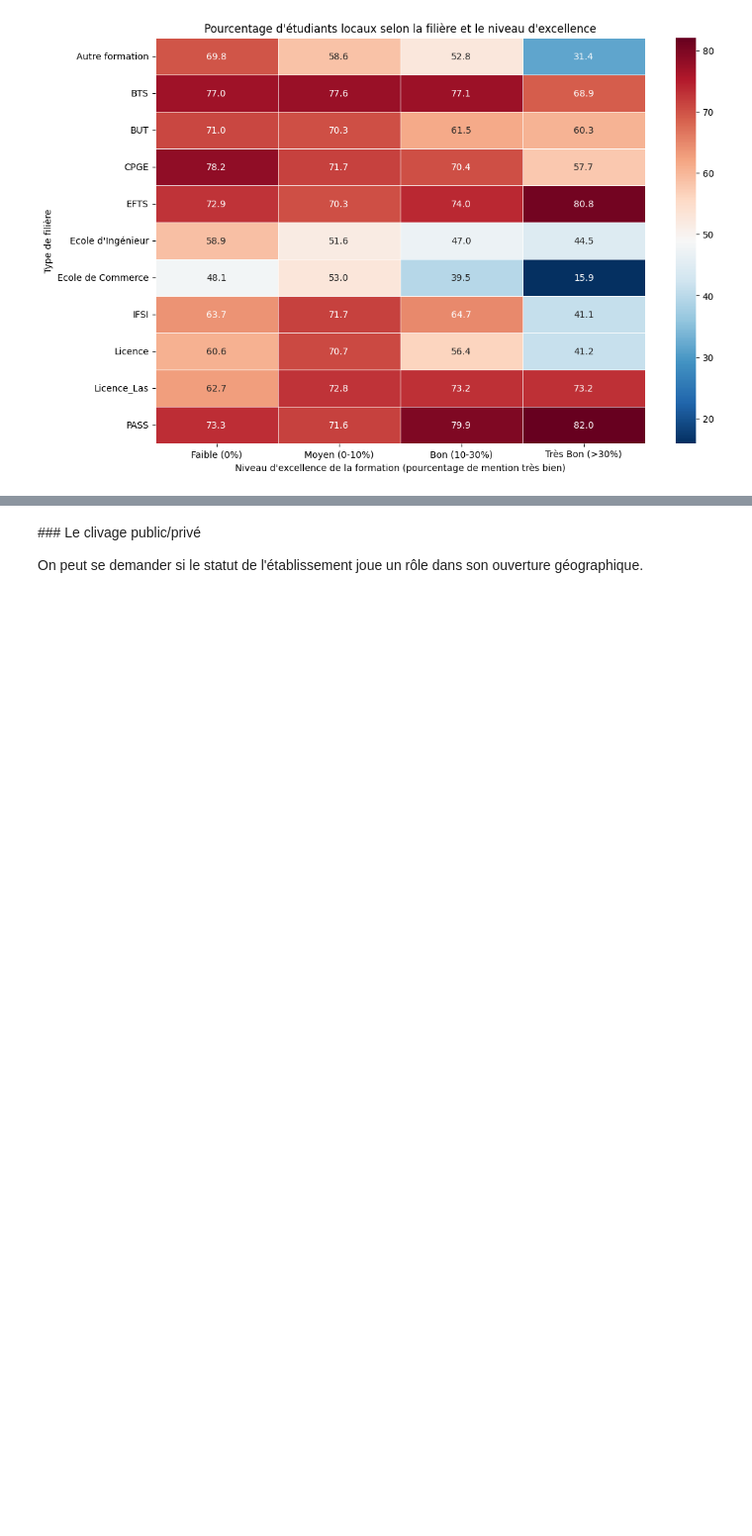
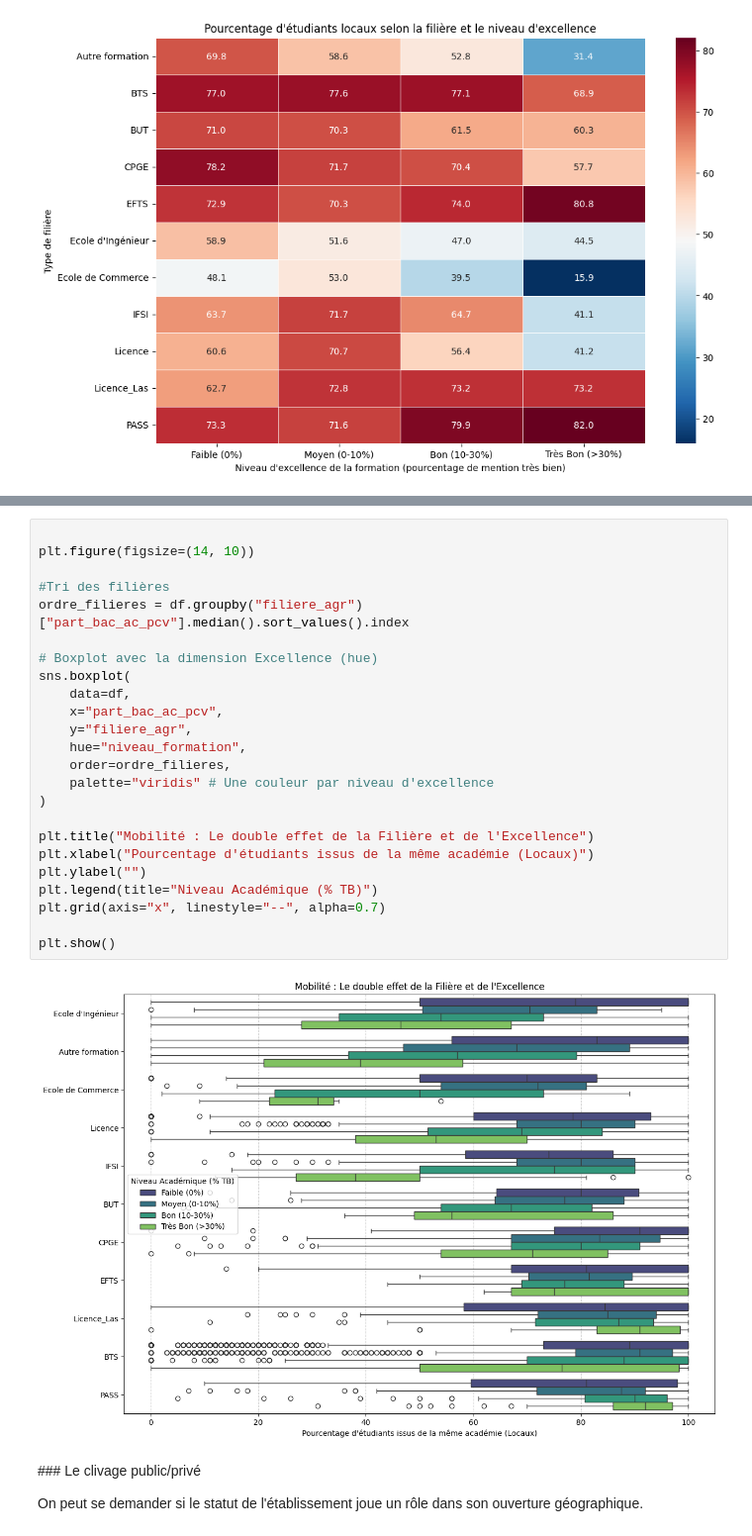
Before and after one commit to elise-m1/Projet-python-data-science, a Jupyter notebook: main.ipynb, the cells around one changed output, grey strips where cells are left out. Shown at 99% size. Drawn from its saved outputs; the diff is of its cells as text; blank space fills up the shorter version.

```diff
--- a/main.ipynb
+++ b/main.ipynb
@@ -253,3 +288,29 @@ A décrire
+# %%
+
+plt.figure(figsize=(14, 10))
+
+#Tri des filières
+ordre_filieres = df.groupby("filiere_agr")["part_bac_ac_pcv"].median().sort_values().index
+
+# Boxplot avec la dimension Excellence (hue)
+sns.boxplot(
+    data=df,
+    x="part_bac_ac_pcv",
+    y="filiere_agr",
+    hue="niveau_formation",
+    order=ordre_filieres,
+    palette="viridis" # Une couleur par niveau d'excellence
+)
+
+plt.title("Mobilité : Le double effet de la Filière et de l'Excellence")
+plt.xlabel("Pourcentage d'étudiants issus de la même académie (Locaux)")
+plt.ylabel("")
+plt.legend(title="Niveau Académique (% TB)")
+plt.grid(axis="x", linestyle="--", alpha=0.7)
+
+plt.show()
+# %% [output]
+[figure, added]
 # %% [markdown]
 <a id="public_prive"></a> ### Le clivage public/privé
 
```
Also changed, not shown: parts of 2 cells of this notebook.
